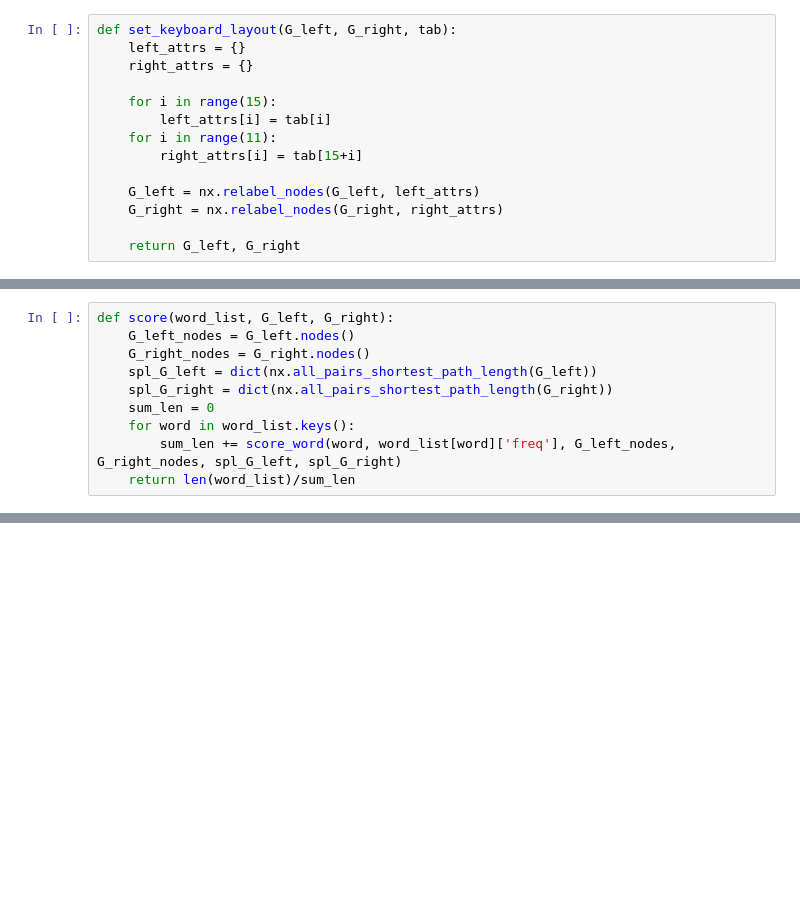
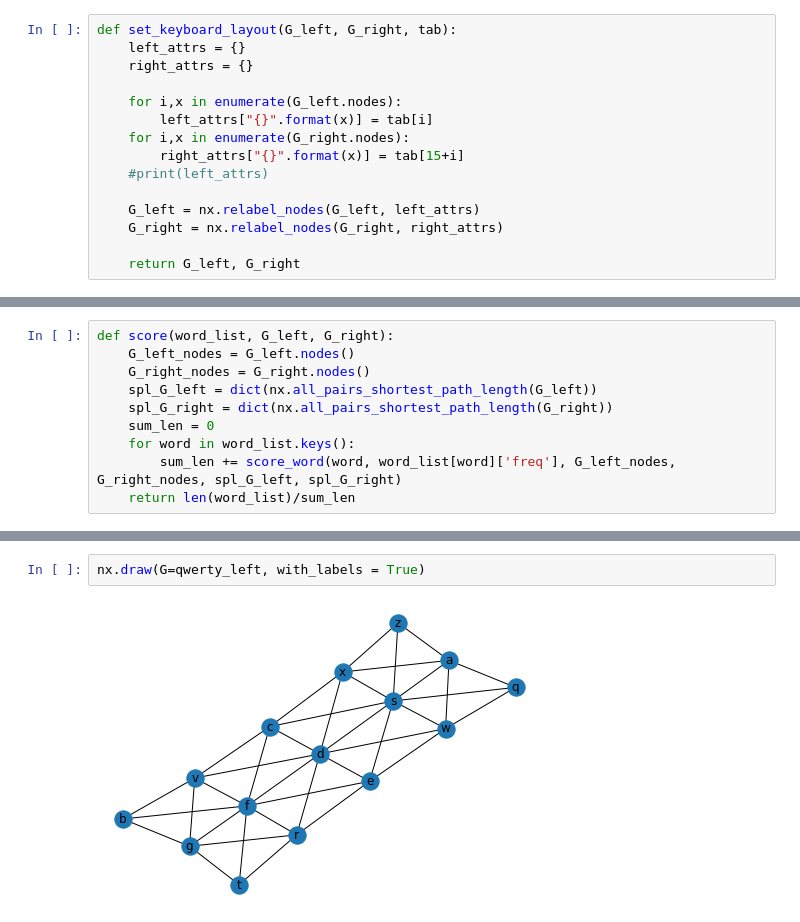
Before and after one commit to KacperSkelnik/keyboard_layout_genetic_algorithm, a Jupyter notebook: Algorithm.ipynb, the cells around one changed output, grey strips where cells are left out. Drawn from its saved outputs; the diff is of its cells as text; blank space fills up the shorter version.

```diff
--- a/Algorithm.ipynb
+++ b/Algorithm.ipynb
@@ -190,10 +194,11 @@ def set_keyboard_layout(G_left, G_right, tab):
     left_attrs = {}
     right_attrs = {}
 
-    for i in range(15):
-        left_attrs[i] = tab[i]
-    for i in range(11):
-        right_attrs[i] = tab[15+i]
+    for i,x in enumerate(G_left.nodes):
+        left_attrs["{}".format(x)] = tab[i]
+    for i,x in enumerate(G_right.nodes):
+        right_attrs["{}".format(x)] = tab[15+i]
+    #print(left_attrs)
 
     G_left = nx.relabel_nodes(G_left, left_attrs)
     G_right = nx.relabel_nodes(G_right, right_attrs)
@@ -417 +426,5 @@ score(words, qwerty_left, qwerty_right)
+# %%
+nx.draw(G=qwerty_left, with_labels = True)
+# %% [output]
+[figure, added]
 # %%
```
Also changed, not shown: parts of 17 cells of this notebook.
